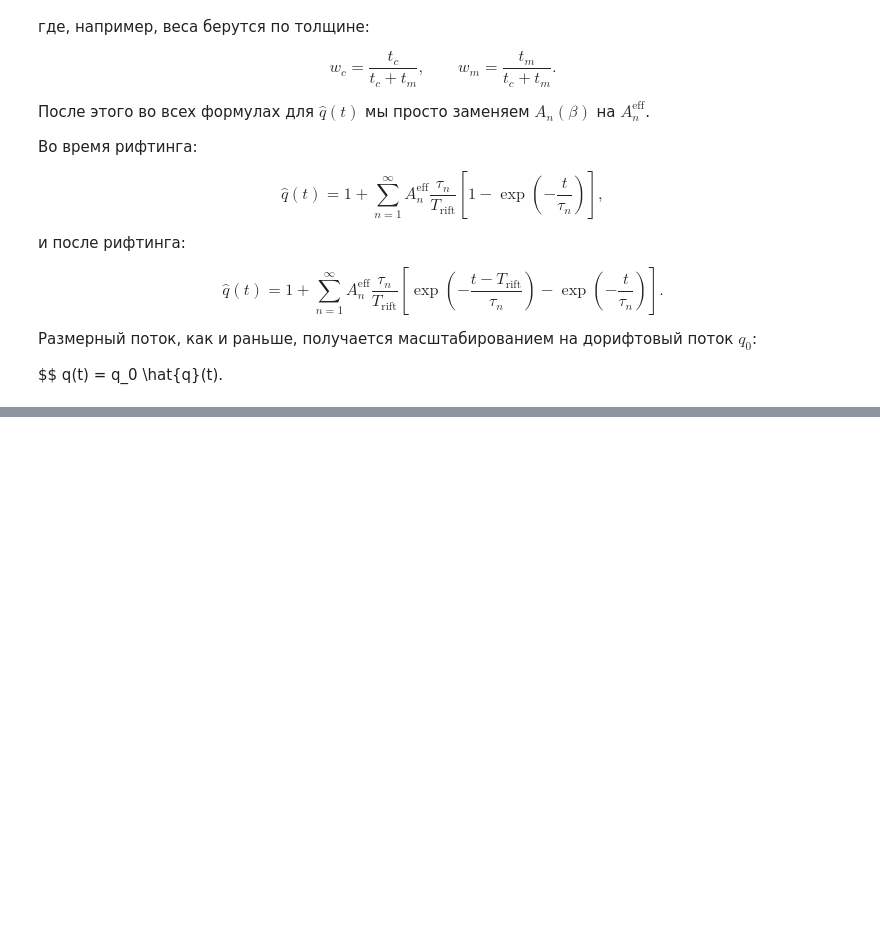
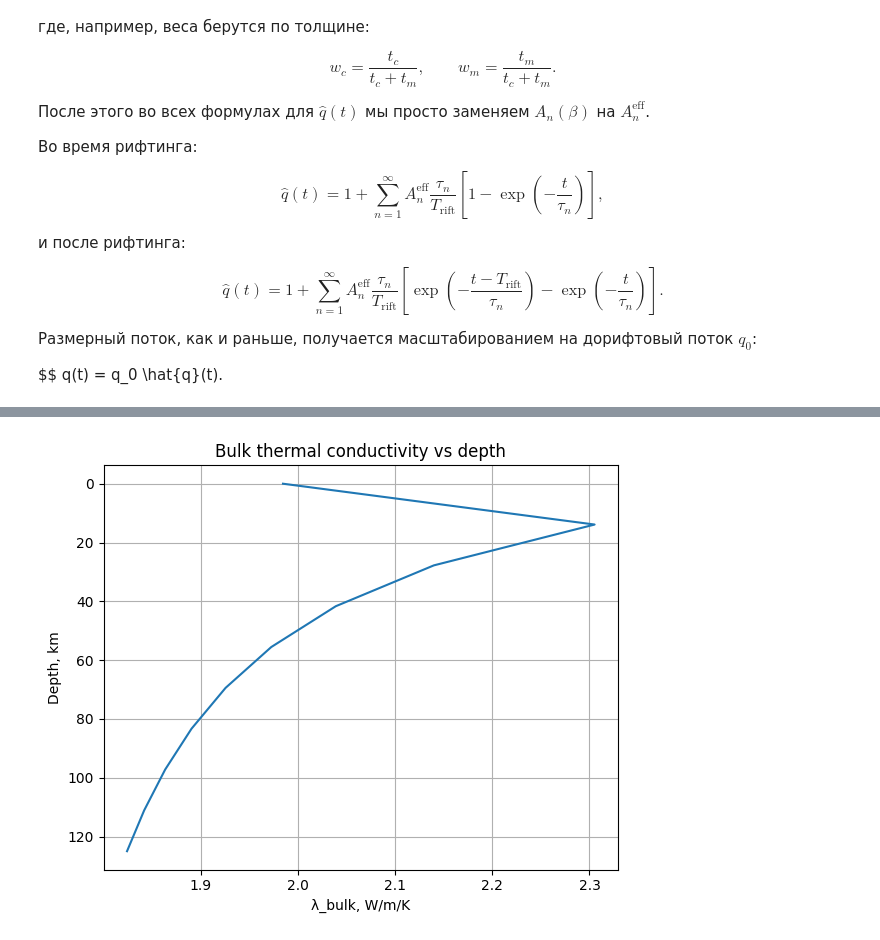
Before and after one commit to MariiaKalinina/heat-transfer-pinn, a Jupyter notebook: heatflux_test copy.ipynb, the cells around one changed output, grey strips where cells are left out. Cells and saved outputs as stored; diff of their text form; code cells hidden in the pictures; blank space fills up the shorter version.

```diff
--- a/heatflux_test copy.ipynb
+++ b/heatflux_test copy.ipynb
@@ -865,0 +1172,82 @@ plt.show()
+# %%
+# ----- ПАРАМЕТРЫ -----
+# Матрица при 20°C (как в PetroMod, например 2.6 W/m/K)
+lambda_m_20 = 2.6  # W/m/K
+
+# Температура на поверхности
+T_surf_C = 0.0      # °C
+T_lab_C  = 1330.0   # °C
+
+# Толщина столба
+a_km = 125.0         # км
+a_m  = a_km * 1e3
+
+# Параметры пористости (пример: экспонента)
+phi0   = 0.1        # пористость у поверхности
+z_star = 3e3        # м, масштаб убывания пористости
+lambda_fluid = 0.6  # W/m/K (например, вода/флюид)
+
+# Число слоёв
+N = 10
+
+# ----- ФУНКЦИИ -----
+
+def Sekiguchi_Waples(T_K, lambda_m, correction=True):
+    """
+    T_K       : температура в Кельвинах
+    lambda_m  : теплопроводность матрицы при 20°C
+    """
+    if correction:
+        return 358.0 * (1.0227 * lambda_m - 1.882) * (T_K**(-1) - 0.00068) + 1.84
+    else:
+        return lambda_m
+
+def phi_of_z(z):
+    """Простейший профиль пористости: phi(z) = phi0 * exp(-z / z_star)."""
+    return phi0 * np.exp(-z / z_star)
+
+def T_of_z(z):
+    """
+    Линейный профили температуры от поверхности до LAB.
+    Для иллюстрации: T(z) = T_surf + (T_lab - T_surf) * z / a.
+    """
+    return T_surf_C + (T_lab_C - T_surf_C) * (z / a_m)
+
+# ----- СЕТКА ПО ГЛУБИНЕ -----
+
+z = np.linspace(0, a_m, N)  # м
+dz = z[1] - z[0]
+
+T_C = T_of_z(z)
+T_K = T_C + 273.15
+
+phi = phi_of_z(z)
+
+# Теплопроводность матрицы как функция T
+lambda_mat = Sekiguchi_Waples(T_K, lambda_m_20, correction=True)
+
+# Bulk-λ по гармоническому смешению матрица+флюид
+lambda_bulk = 1.0 / (
+    (1.0 - phi) / lambda_mat + phi / lambda_fluid
+)
+
+# ----- ЭФФЕКТИВНАЯ ТЕПЛОПРОВОДНОСТЬ k_eff -----
+
+# Формула (4): k_eff ~= N / sum(1/lambda_i) для равных слоёв
+k_eff = N / np.sum(1.0 / lambda_bulk)
+print(f"k_eff ≈ {k_eff:.3f} W/m/K")
+
+# ----- ВИЗУАЛИЗАЦИЯ -----
+
+fig, ax1 = plt.subplots(figsize=(6, 5))
+
+ax1.plot(lambda_bulk, z / 1e3, label="λ_bulk(z)")
+ax1.invert_yaxis()
+ax1.set_xlabel("λ_bulk, W/m/K")
+ax1.set_ylabel("Depth, km")
+ax1.grid(True)
+ax1.set_title("Bulk thermal conductivity vs depth")
+
+plt.tight_layout()
+plt.show()
+# %% [output]
@@ -865,0 +1255 @@ plt.show()
+[figure, added]
```
Also changed, not shown: parts of 10 cells of this notebook, 1 other file.
